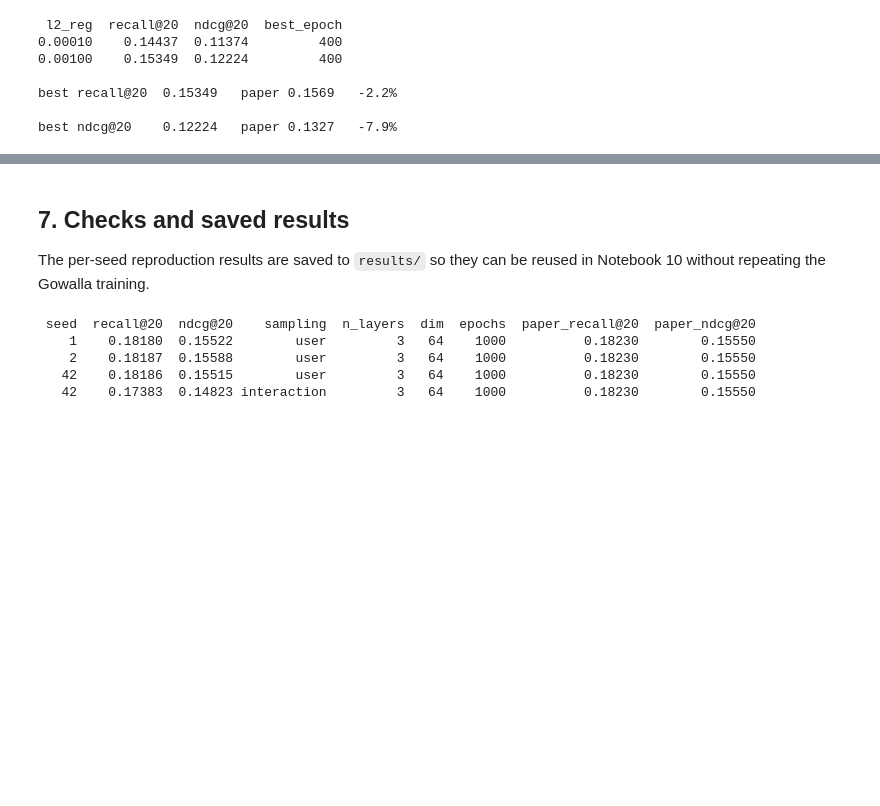
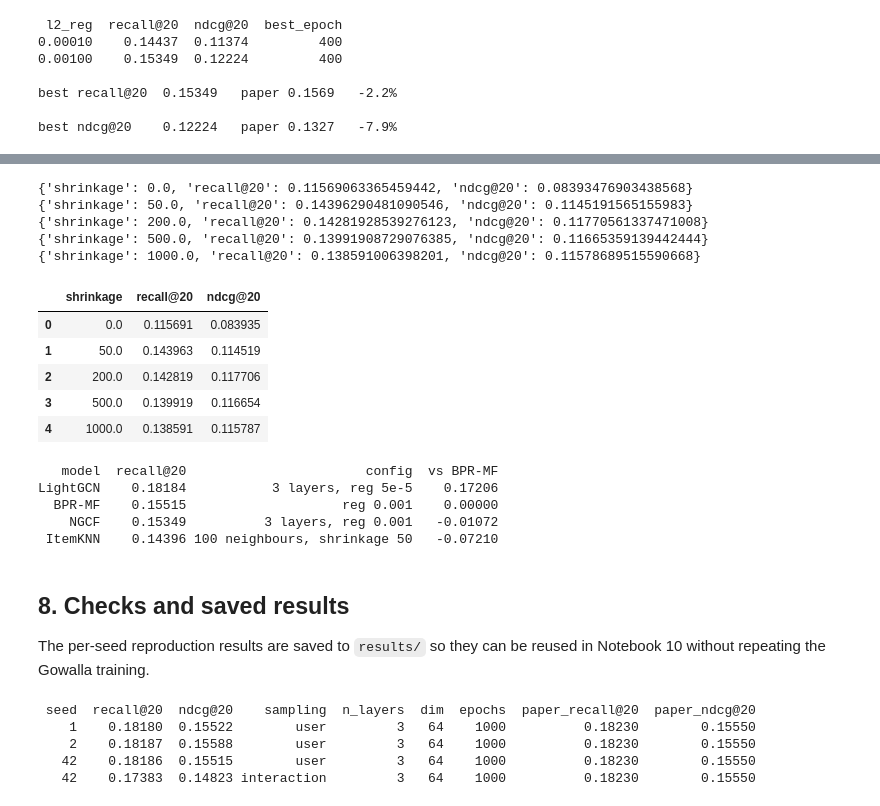
Before and after one commit to ErjonXhani/gnn-recommender-dissertation, a Jupyter notebook: notebooks/09_models_and_verification.ipynb, the cells around one changed output, grey strips where cells are left out. Drawn from its saved outputs; the diff is of its cells as text; code cells hidden in the pictures; blank space fills up the shorter version.

```diff
--- a/notebooks/09_models_and_verification.ipynb
+++ b/notebooks/09_models_and_verification.ipynb
@@ -628,5 +682,61 @@ best ndcg@20    0.12224   paper 0.1327   -7.9%
+# %%
+from src import baselines as bl
+
+itemknn_path = RESULTS_DIR / "09_gowalla_itemknn.csv"
+
+if itemknn_path.exists():
+    gowalla_knn = pd.read_csv(itemknn_path)
+else:
+    rows = []
+    for shrinkage in [0.0, 50.0, 200.0, 500.0, 1000.0]:
+        knn = bl.ItemKNNRecommender(100, shrinkage=shrinkage).fit(
+            gow_train, GOW_USERS, GOW_ITEMS, verbose=False)
+        m = gow_evaluator.evaluate(knn.score_fn(DEVICE), return_per_user=False)["means"]
+        rows.append({"shrinkage": shrinkage,
+                     "recall@20": m["recall@20"], "ndcg@20": m["ndcg@20"]})
+        print(rows[-1], flush=True)
+
+    gowalla_knn = pd.DataFrame(rows)
+    gowalla_knn.to_csv(itemknn_path, index=False)
+
+knn_best = gowalla_knn.loc[gowalla_knn["recall@20"].idxmax()]
+gowalla_knn
+# %% [output]
+{'shrinkage': 0.0, 'recall@20': 0.11569063365459442, 'ndcg@20': 0.08393476903438568}
+{'shrinkage': 50.0, 'recall@20': 0.14396290481090546, 'ndcg@20': 0.1145191565155983}
+{'shrinkage': 200.0, 'recall@20': 0.14281928539276123, 'ndcg@20': 0.11770561337471008}
+{'shrinkage': 500.0, 'recall@20': 0.13991908729076385, 'ndcg@20': 0.11665359139442444}
+{'shrinkage': 1000.0, 'recall@20': 0.138591006398201, 'ndcg@20': 0.11578689515590668}
+|  | shrinkage | recall@20 | ndcg@20 |
+| 0 | 0.0 | 0.115691 | 0.083935 |
+| 1 | 50.0 | 0.143963 | 0.114519 |
+| 2 | 200.0 | 0.142819 | 0.117706 |
+| 3 | 500.0 | 0.139919 | 0.116654 |
+| 4 | 1000.0 | 0.138591 | 0.115787 |
+# %%
+gowalla_summary = pd.DataFrame([
+    {"model": "LightGCN", "recall@20": finals["recall@20"].mean(),
+     "config": "3 layers, reg 5e-5"},
+    {"model": "NGCF", "recall@20": ngcf_best["recall@20"],
+     "config": f"3 layers, reg {ngcf_best['l2_reg']:g}"},
+    {"model": "ItemKNN", "recall@20": knn_best["recall@20"],
+     "config": f"100 neighbours, shrinkage {knn_best['shrinkage']:g}"},
+    {"model": "BPR-MF", "recall@20": mf_best["recall@20"],
+     "config": f"reg {mf_best['l2_reg']:g}"},
+])
+gowalla_summary["vs BPR-MF"] = gowalla_summary["recall@20"] / mf_best["recall@20"] - 1
+gowalla_summary = gowalla_summary.sort_values("recall@20", ascending=False)
+gowalla_summary.to_csv(RESULTS_DIR / "09_gowalla_density_reference.csv", index=False)
+
+print(gowalla_summary.to_string(index=False, float_format="%.5f"))
+# %% [output]
+   model  recall@20                       config  vs BPR-MF
+LightGCN    0.18184           3 layers, reg 5e-5    0.17206
+  BPR-MF    0.15515                    reg 0.001    0.00000
+    NGCF    0.15349          3 layers, reg 0.001   -0.01072
+ ItemKNN    0.14396 100 neighbours, shrinkage 50   -0.07210
 # %% [markdown]
-## 7. Checks and saved results
+## 8. Checks and saved results
 
 The per-seed reproduction results are saved to `results/` so they can be reused in Notebook 10 without repeating the Gowalla training.
 # %%
```
Also changed, not shown: parts of 5 cells of this notebook, 31 other files.
